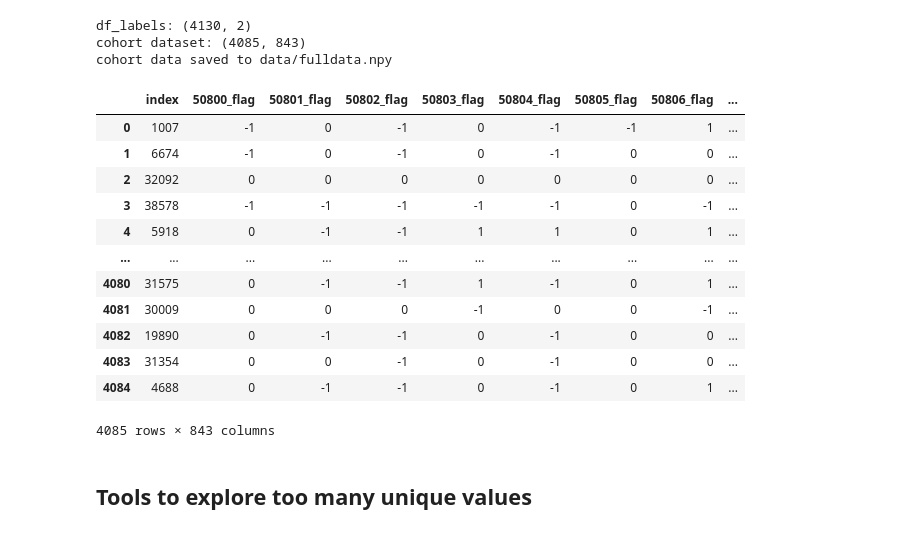
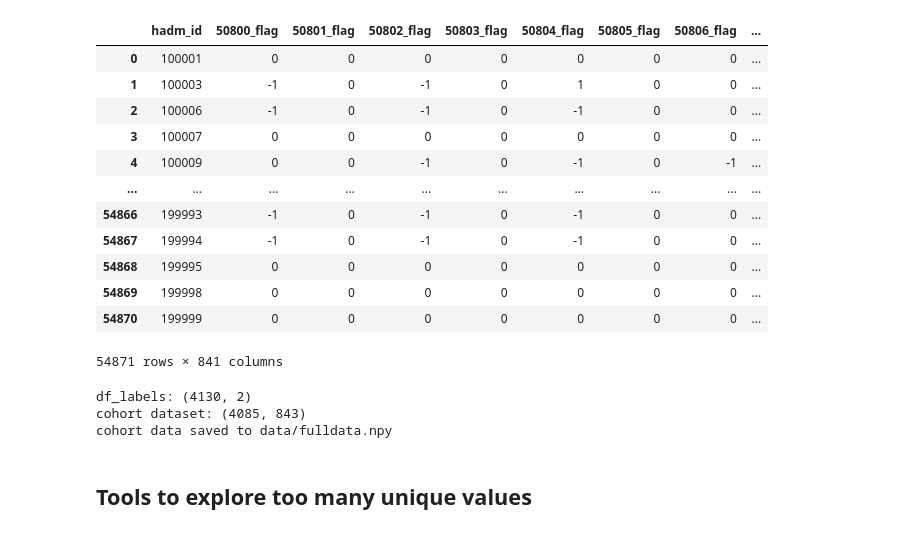
Before and after one commit to The-Electric-Moccasins/resistance-prediction, a Jupyter notebook: build_dataset.ipynb, the cells around one changed output. Saved outputs shown, nothing was run; the diff lists cells and outputs as text; code cells hidden in the pictures.

```diff
--- a/build_dataset.ipynb
+++ b/build_dataset.ipynb
@@ -41,0 +171,18 @@ df_final_dataset = io.load_dataframe('df_final_dataset')
+# %%
+f_final_dataset = io.load_dataframe('df_final_dataset')
+# %%
+f_final_dataset.select_dtypes(include='number')
+# %% [output]
+|  | hadm_id | 50800_flag | 50801_flag | 50802_flag | 50803_flag | 50804_flag | 50805_flag | 50806_flag | ... |
+| 0 | 100001 | 0 | 0 | 0 | 0 | 0 | 0 | 0 | ... |
+| 1 | 100003 | -1 | 0 | -1 | 0 | 1 | 0 | 0 | ... |
+| 2 | 100006 | -1 | 0 | -1 | 0 | -1 | 0 | 0 | ... |
+| 3 | 100007 | 0 | 0 | 0 | 0 | 0 | 0 | 0 | ... |
+| 4 | 100009 | 0 | 0 | -1 | 0 | -1 | 0 | -1 | ... |
+| ... | ... | ... | ... | ... | ... | ... | ... | ... | ... |
+| 54866 | 199993 | -1 | 0 | -1 | 0 | -1 | 0 | 0 | ... |
+| 54867 | 199994 | -1 | 0 | -1 | 0 | -1 | 0 | 0 | ... |
+| 54868 | 199995 | 0 | 0 | 0 | 0 | 0 | 0 | 0 | ... |
+| 54869 | 199998 | 0 | 0 | 0 | 0 | 0 | 0 | 0 | ... |
+| 54870 | 199999 | 0 | 0 | 0 | 0 | 0 | 0 | 0 | ... |
+54871 rows × 841 columns
@@ -47,19 +196,3 @@ df_cohort = build_cohort_dataset.build_cohort(params, df_final_dataset)
 df_labels: (4130, 2)
 cohort dataset: (4085, 843)
 cohort data saved to data/fulldata.npy
-# %%
-df_cohort
-# %% [output]
-|  | index | 50800_flag | 50801_flag | 50802_flag | 50803_flag | 50804_flag | 50805_flag | 50806_flag | ... |
-| 0 | 1007 | -1 | 0 | -1 | 0 | -1 | -1 | 1 | ... |
-| 1 | 6674 | -1 | 0 | -1 | 0 | -1 | 0 | 0 | ... |
-| 2 | 32092 | 0 | 0 | 0 | 0 | 0 | 0 | 0 | ... |
-| 3 | 38578 | -1 | -1 | -1 | -1 | -1 | 0 | -1 | ... |
-| 4 | 5918 | 0 | -1 | -1 | 1 | 1 | 0 | 1 | ... |
-| ... | ... | ... | ... | ... | ... | ... | ... | ... | ... |
-| 4080 | 31575 | 0 | -1 | -1 | 1 | -1 | 0 | 1 | ... |
-| 4081 | 30009 | 0 | 0 | 0 | -1 | 0 | 0 | -1 | ... |
-| 4082 | 19890 | 0 | -1 | -1 | 0 | -1 | 0 | 0 | ... |
-| 4083 | 31354 | 0 | 0 | -1 | 0 | -1 | 0 | 0 | ... |
-| 4084 | 4688 | 0 | -1 | -1 | 0 | -1 | 0 | 1 | ... |
-4085 rows × 843 columns
```
Also changed, not shown: parts of 31 cells of this notebook, 3 other files.
